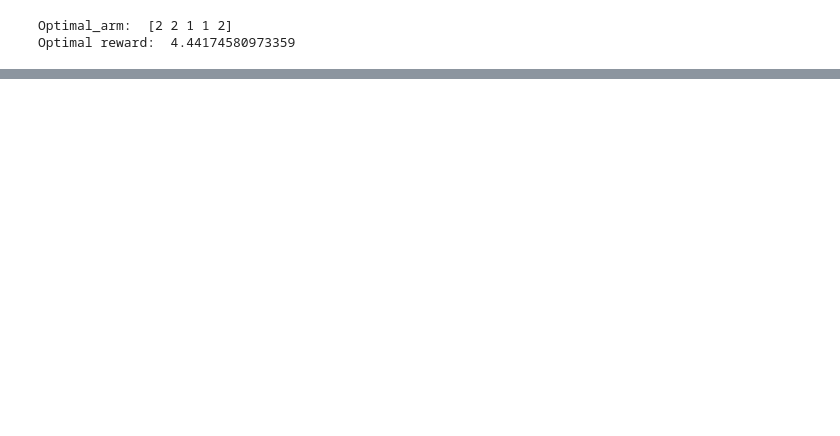
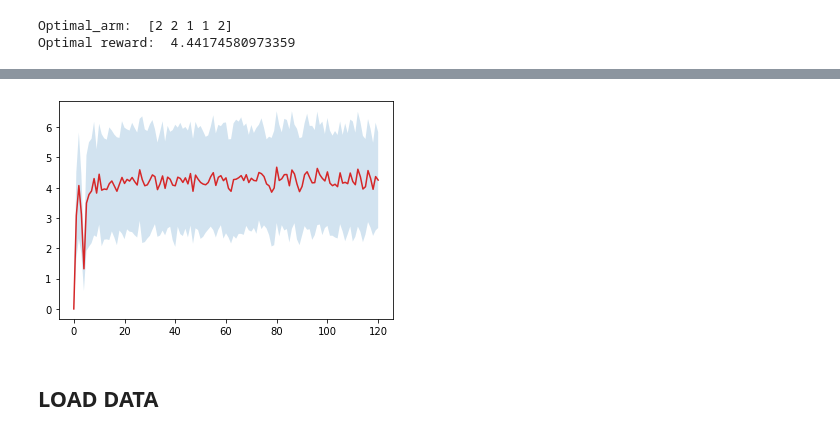
Before and after one commit to angiuf/OLA-Project, a Jupyter notebook: UCB_notebook.ipynb, the cells around one changed output, grey strips where cells are left out. Cells and saved outputs as stored; diff of their text form; code cells hidden in the pictures; blank space fills up the shorter version.

Commit message:
Corrected ucb_split_test

```diff
--- a/UCB_notebook.ipynb
+++ b/UCB_notebook.ipynb
@@ -25,6 +26,7 @@ Optimal reward:  4.44174580973359
 # %%
 learner = UCBLearner1(model)
 instant_regret_obs = [[] for _ in range(n_exp)]
+instant_reward_obs = [[] for _ in range(n_exp)]
 # %%
 for i in trange(n_exp):
 
@@ -43,6 +45,7 @@ for i in trange(n_exp):
             obs_reward /= len(data)
 
         instant_regret_obs[i].append(optimal_reward - obs_reward)
+        instant_reward_obs[i].append(obs_reward)
     learner.reset()
 # %%
 show_results(instant_regret_obs, "UCB test, first case")
@@ -49,2 +54,6 @@ show_results(instant_regret_obs, "UCB test, first case")
 # %%
-show_reward(instant_regret_obs, "UCB test, first case")
+show_reward(instant_reward_obs, "UCB test, first case")
+# %% [output]
+[figure, added]
+# %% [markdown]
+## LOAD DATA
```
Also changed, not shown: parts of 6 cells of this notebook, 4 other files.
